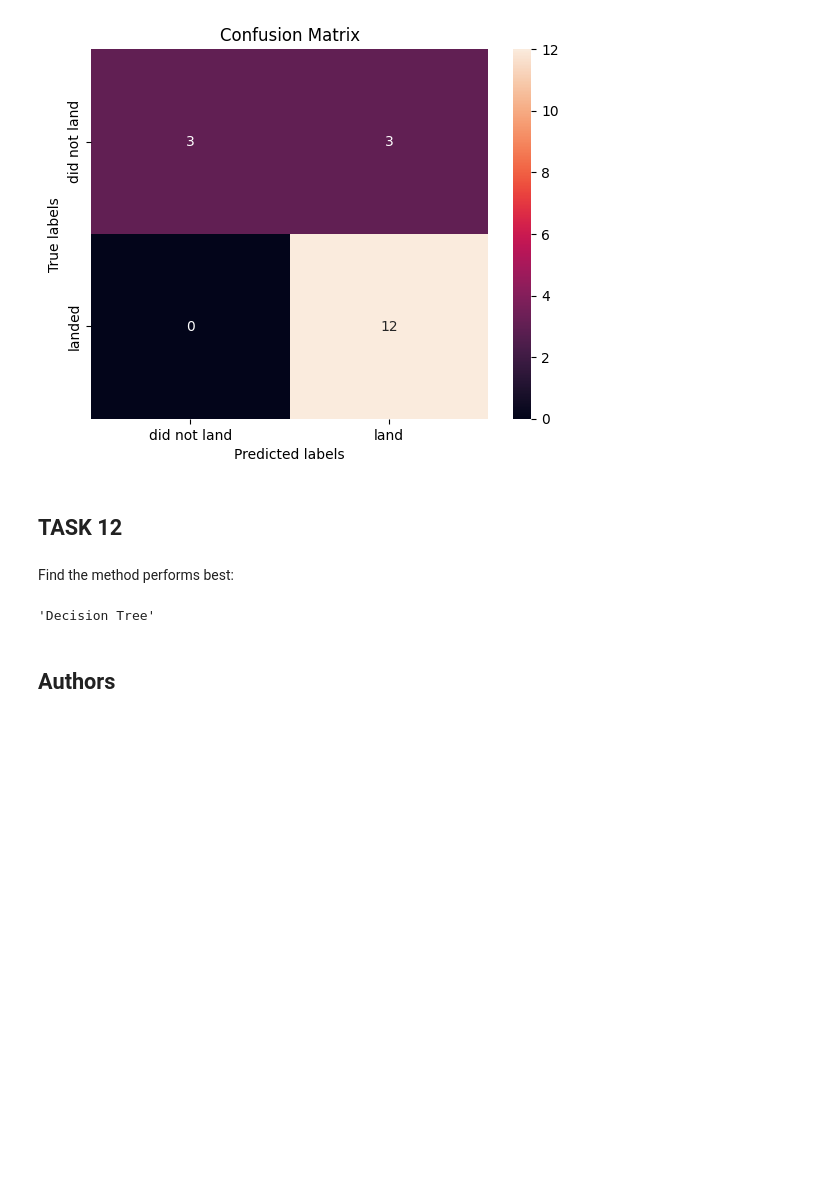
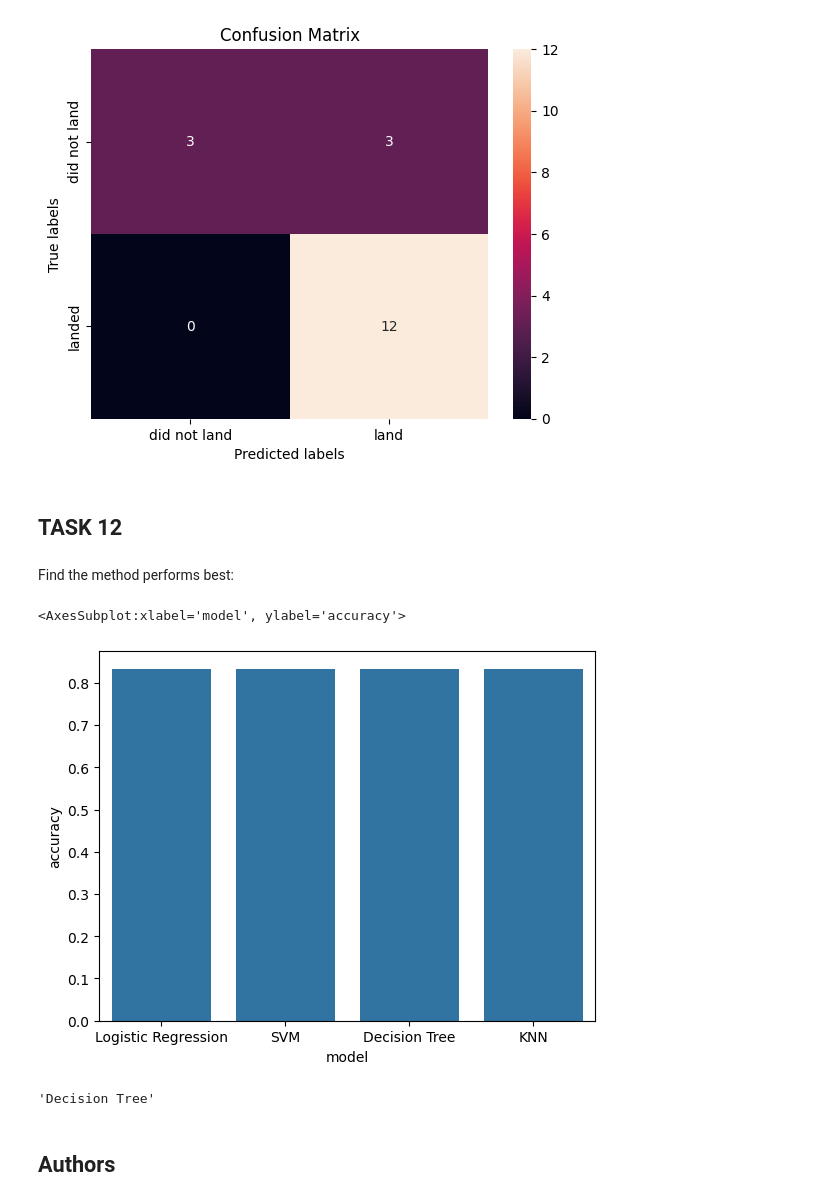
Before and after one commit to msocoursera/coursera-ds-capstone, a Jupyter notebook: SpaceX_Machine Learning Prediction_Part_5.ipynb, the cells around one changed output. Drawn from its saved outputs; the diff is of its cells as text; code cells hidden in the pictures; blank space fills up the shorter version.

```diff
--- a/SpaceX_Machine Learning Prediction_Part_5.ipynb
+++ b/SpaceX_Machine Learning Prediction_Part_5.ipynb
@@ -359,6 +359,13 @@ plot_confusion_matrix(Y_test,yhat)
 ## TASK  12
 # %% [markdown]
 Find the method performs best:
+# %%
+model_accuracy = pd.DataFrame(data={ "model" : ['Logistic Regression', 'SVM', 'Decision Tree', 'KNN'], "accuracy" : [ KNN_Accuracy_Score, KNN_Accuracy_Score, KNN_Accuracy_Score, KNN_Accuracy_Score] })
+
+sns.barplot(model_accuracy, x="model", y="accuracy")
+# %% [output]
+<AxesSubplot:xlabel='model', ylabel='accuracy'>
+[figure, added]
 # %%
 best_scores = {
     'Logistic Regression' : logreg_cv.best_score_,
```
Also changed, not shown: parts of 2 cells of this notebook.
